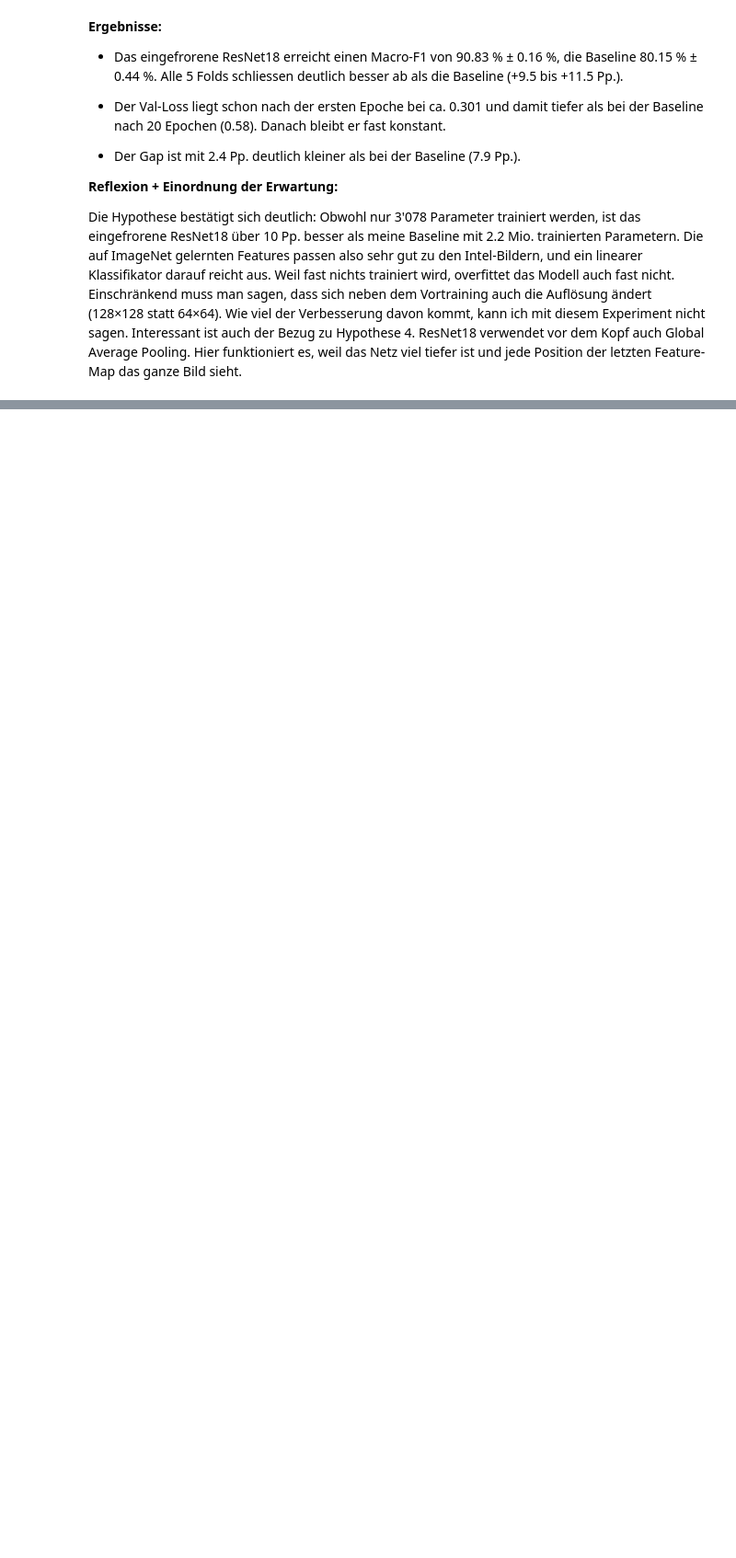
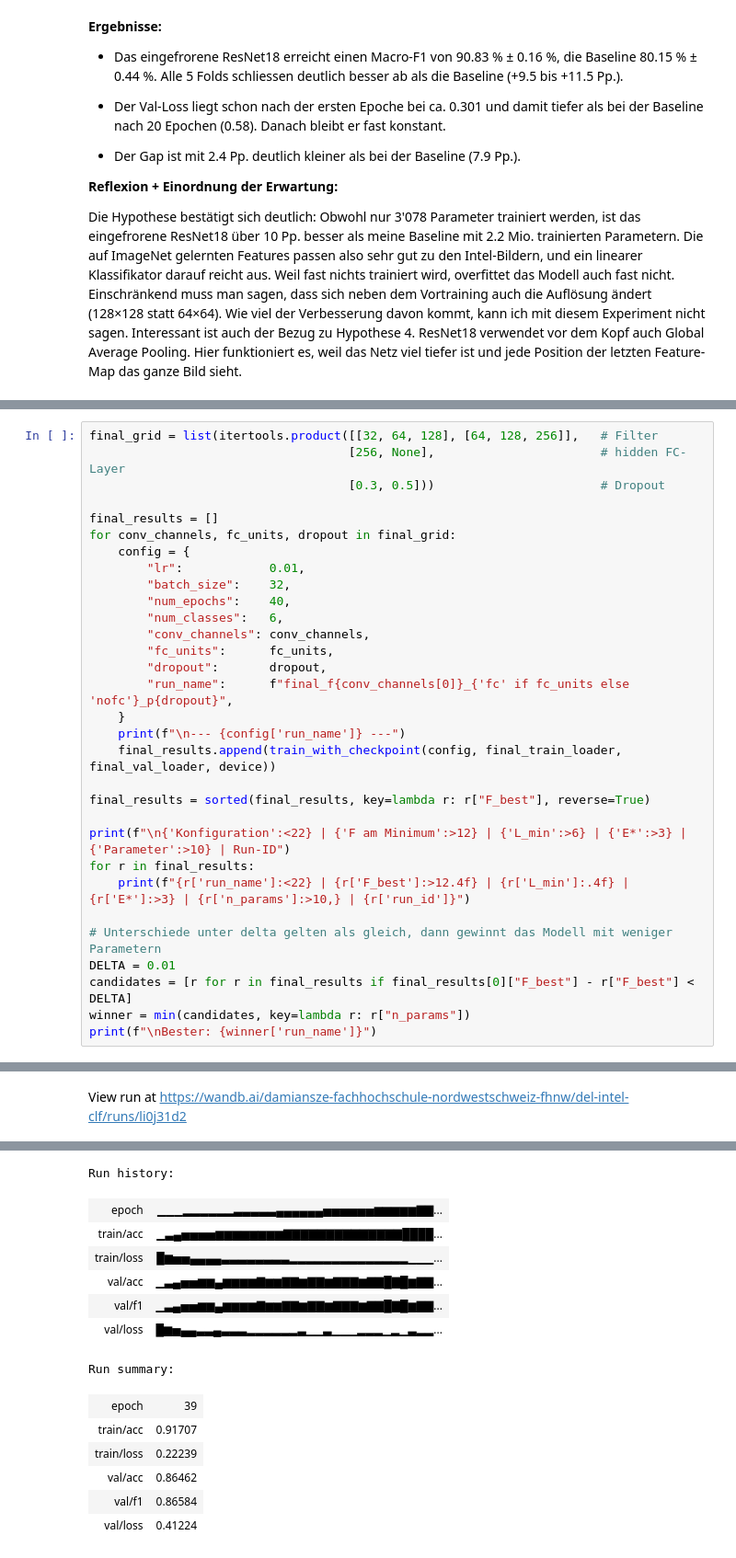
Before and after one commit to damiansze/DEL_FS26, a Jupyter notebook: DEL_MC.ipynb, the cells around one changed output, grey strips where cells are left out. Shown at 92% size. Cells and saved outputs as stored; diff of their text form; blank space fills up the shorter version.

```diff
--- a/DEL_MC.ipynb
+++ b/DEL_MC.ipynb
@@ -2569,0 +2676,32 @@ Die Hypothese bestätigt sich deutlich: Obwohl nur 3'078 Parameter trainiert wer
+# %%
+final_grid = list(itertools.product([[32, 64, 128], [64, 128, 256]],   # Filter
+                                    [256, None],                       # hidden FC-Layer
+                                    [0.3, 0.5]))                       # Dropout
+
+final_results = []
+for conv_channels, fc_units, dropout in final_grid:
+    config = {
+        "lr":            0.01,
+        "batch_size":    32,
+        "num_epochs":    40,
+        "num_classes":   6,
+        "conv_channels": conv_channels,
+        "fc_units":      fc_units,
+        "dropout":       dropout,
+        "run_name":      f"final_f{conv_channels[0]}_{'fc' if fc_units else 'nofc'}_p{dropout}",
+    }
+    print(f"\n--- {config['run_name']} ---")
+    final_results.append(train_with_checkpoint(config, final_train_loader, final_val_loader, device))
+
+final_results = sorted(final_results, key=lambda r: r["F_best"], reverse=True)
+
+print(f"\n{'Konfiguration':<22} | {'F am Minimum':>12} | {'L_min':>6} | {'E*':>3} | {'Parameter':>10} | Run-ID")
+for r in final_results:
+    print(f"{r['run_name']:<22} | {r['F_best']:>12.4f} | {r['L_min']:.4f} | {r['E*']:>3} | {r['n_params']:>10,} | {r['run_id']}")
+
+# Unterschiede unter delta gelten als gleich, dann gewinnt das Modell mit weniger Parametern
+DELTA = 0.01
+candidates = [r for r in final_results if final_results[0]["F_best"] - r["F_best"] < DELTA]
+winner = min(candidates, key=lambda r: r["n_params"])
+print(f"\nBester: {winner['run_name']}")
+# %% [output]
@@ -2569,0 +2714 @@ Die Hypothese bestätigt sich deutlich: Obwohl nur 3'078 Parameter trainiert wer
+View run at https://wandb.ai/damiansze-fachhochschule-nordwestschweiz-fhnw/del-intel-clf/runs/li0j31d2
@@ -2569,0 +2716,14 @@ Die Hypothese bestätigt sich deutlich: Obwohl nur 3'078 Parameter trainiert wer
+Run history:
+| epoch | ▁▁▁▂▂▂▂▂▂▃▃▃▃▃▄▄▄▄▄▄▅▅▅▅▅▅▆▆▆▆▆▇▇... |
+| train/acc | ▁▃▄▅▅▅▅▆▆▆▆▆▆▆▆▇▇▇▇▇▇▇▇▇▇▇▇▇▇████... |
+| train/loss | █▆▅▅▄▄▄▄▃▃▃▃▃▃▃▃▂▂▂▂▂▂▂▂▂▂▂▂▂▂▁▁▁... |
+| val/acc | ▁▃▄▅▅▆▆▄▆▆▆▆▇▆▆▇▇▆▇▇▆▇▇▇▆▇▇█▇█▆▇▇... |
+| val/f1 | ▁▃▄▅▅▆▆▄▆▆▆▆▇▆▆▇▇▆▇▇▆▇▇▇▆▇▇█▇█▆▇▇... |
+| val/loss | █▆▅▄▄▃▃▄▃▃▃▂▂▂▂▂▂▃▁▁▃▁▁▁▂▂▂▁▂▁▃▂▂... |
+Run summary:
+| epoch | 39 |
+| train/acc | 0.91707 |
+| train/loss | 0.22239 |
+| val/acc | 0.86462 |
+| val/f1 | 0.86584 |
+| val/loss | 0.41224 |
```
Also changed, not shown: parts of 7 cells of this notebook, 1 other file.
